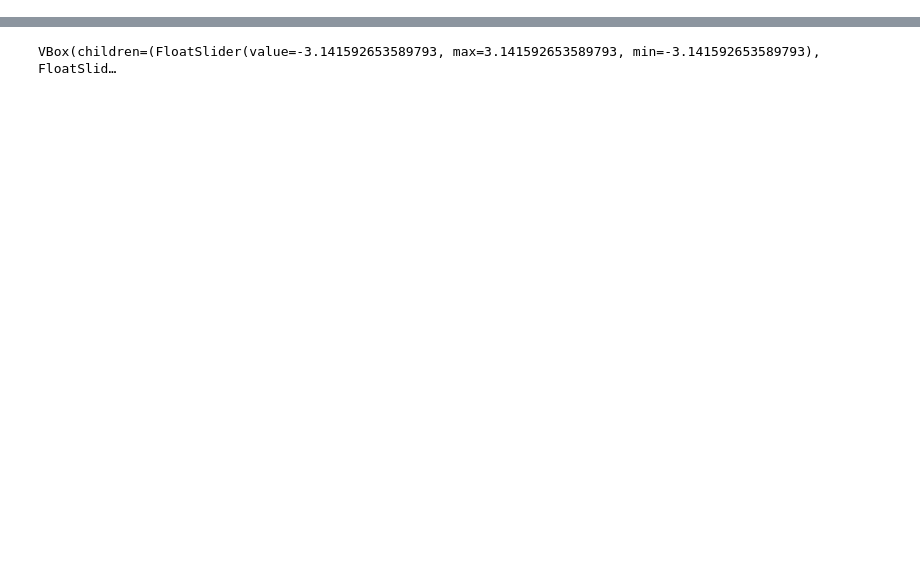
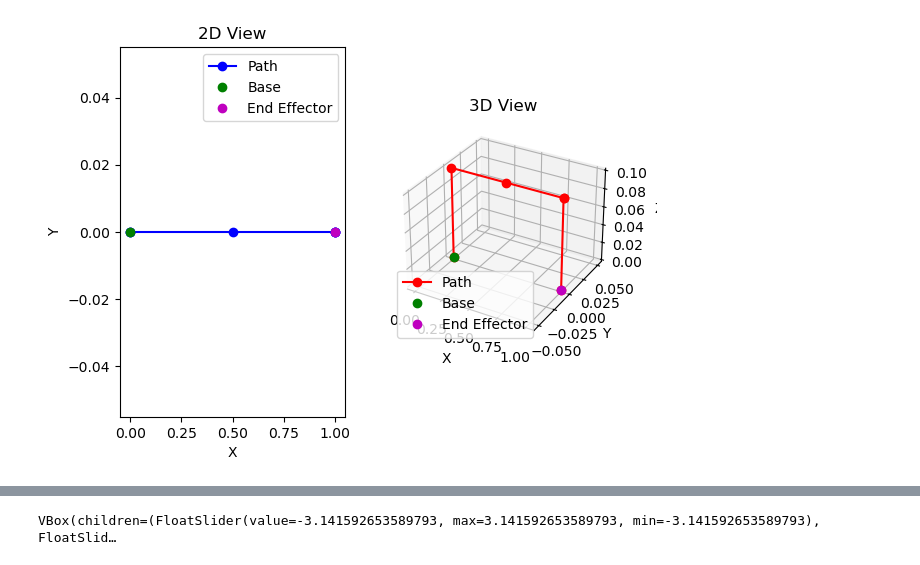
Before and after one commit to sulimanbadour1/Project_S, a Jupyter notebook: control/InverseKinematics/math/Forward_kinematics/FK.ipynb, the cells around one changed output, grey strips where cells are left out. Drawn from its saved outputs; the diff is of its cells as text; code cells hidden in the pictures; blank space fills up the shorter version.

```diff
--- a/control/InverseKinematics/math/Forward_kinematics/FK.ipynb
+++ b/control/InverseKinematics/math/Forward_kinematics/FK.ipynb
@@ -1,22 +149,21 @@
 # %%
-from sympy import symbols, cos, sin, pi, Matrix, rad
+import numpy as np
+import matplotlib.pyplot as plt
+from mpl_toolkits.mplot3d import Axes3D
+from sympy import symbols, cos, sin, pi, Matrix, N
 
-# Define the symbolic variables for joint angles
+# Define symbolic variables
 theta1, theta2, theta3, theta4, theta5 = symbols("theta1 theta2 theta3 theta4 theta5")
 
 # DH Parameters
-d1, a1, alpha1 = 0.1, 0, 90  # Joint 1 rotates about z-axis
-d2, a2, alpha2 = 0, 0.3, 0  # Joint 2 shifts axis to y, hence 90-degree shift
-d3, a3, alpha3 = 0, 0.3, 0  # Following joints rotate around y-axis, no alpha shift
-d4, a4, alpha4 = 0, 0.3, 0
-d5, a5, alpha5 = (
-    0,
-    0.1,
-    0,
-)
+d1, a1, alpha1 = 0.1, 0, pi / 2
+d2, a2, alpha2 = 0, 0.5, 0
+d3, a3, alpha3 = 0, 0.5, 0
+d4, a4, alpha4 = 0, 0, pi / 2
+d5, a5, alpha5 = 0.1, 0, 0
 
 
-# Define the transformation matrix using DH parameters
+# Define the transformation matrix function using DH parameters
 def DH_matrix(theta, d, a, alpha):
     return Matrix(
         [
@@ -38,15 +185,62 @@ def DH_matrix(theta, d, a, alpha):
     )
 
 
-# Compute individual transformation matrices
-T1 = DH_matrix(theta1, d1, a1, alpha1)
-T2 = DH_matrix(theta2, d2, a2, alpha2)
-T3 = DH_matrix(theta3, d3, a3, alpha3)
-T4 = DH_matrix(theta4, d4, a4, alpha4)
-T5 = DH_matrix(theta5, d5, a5, alpha5)
+# Define joint angles in radians
+angles = {theta1: 0, theta2: 0, theta3: 0, theta4: 0, theta5: 0}
 
-# Overall transformation matrix from the base to the end-effector
-T = T1 * T2 * T3 * T4 * T5
-# Uncomment to display the matrix
-print(T)
+# Compute transformation matrices
+T1 = DH_matrix(theta1, d1, a1, alpha1).subs(angles)
+T2 = DH_matrix(theta2, d2, a2, alpha2).subs(angles)
+T3 = DH_matrix(theta3, d3, a3, alpha3).subs(angles)
+T4 = DH_matrix(theta4, d4, a4, alpha4).subs(angles)
+T5 = DH_matrix(theta5, d5, a5, alpha5).subs(angles)
+
+# Calculate cumulative transformations
+T01 = T1
+T02 = T01 * T2
+T03 = T02 * T3
+T04 = T03 * T4
+T05 = T04 * T5
+
+# Extract positions
+positions = [
+    Matrix([0, 0, 0, 1]),  # Base
+    T01[:3, 3],
+    T02[:3, 3],
+    T03[:3, 3],
+    T04[:3, 3],
+    T05[:3, 3],  # End effector
+]
+positions = [N(p) for p in positions]  # Evaluate numerically
+
+# Plotting
+fig = plt.figure()
+ax1 = fig.add_subplot(121)
+ax2 = fig.add_subplot(122, projection="3d")
+
+# 2D plot
+x_vals = [p[0] for p in positions]
+y_vals = [p[1] for p in positions]
+ax1.plot(x_vals, y_vals, "bo-")
+ax1.plot(x_vals[0], y_vals[0], "go")  # Base in green
+ax1.plot(x_vals[-1], y_vals[-1], "mo")  # End effector in magenta
+ax1.set_title("2D View")
+ax1.set_xlabel("X")
+ax1.set_ylabel("Y")
+ax1.legend(["Path", "Base", "End Effector"])
+
+# 3D plot
+x_vals = [p[0] for p in positions]
+y_vals = [p[1] for p in positions]
+z_vals = [p[2] for p in positions]
+ax2.plot(x_vals, y_vals, z_vals, "ro-")
+ax2.plot(x_vals[0], y_vals[0], z_vals[0], "go")  # Base in green
+ax2.plot(x_vals[-1], y_vals[-1], z_vals[-1], "mo")  # End effector in magenta
+ax2.set_title("3D View")
+ax2.set_xlabel("X")
+ax2.set_ylabel("Y")
+ax2.set_zlabel("Z")
+ax2.legend(["Path", "Base", "End Effector"])
+
+plt.show()
 # %% [output]
@@ -53,0 +247 @@ Matrix([[((-(-sin(theta1)*sin(theta2)*cos(90) + cos(theta1)*cos(theta2))*sin(the
+[figure, added]
```
Also changed, not shown: parts of 5 cells of this notebook, 6 other files.
